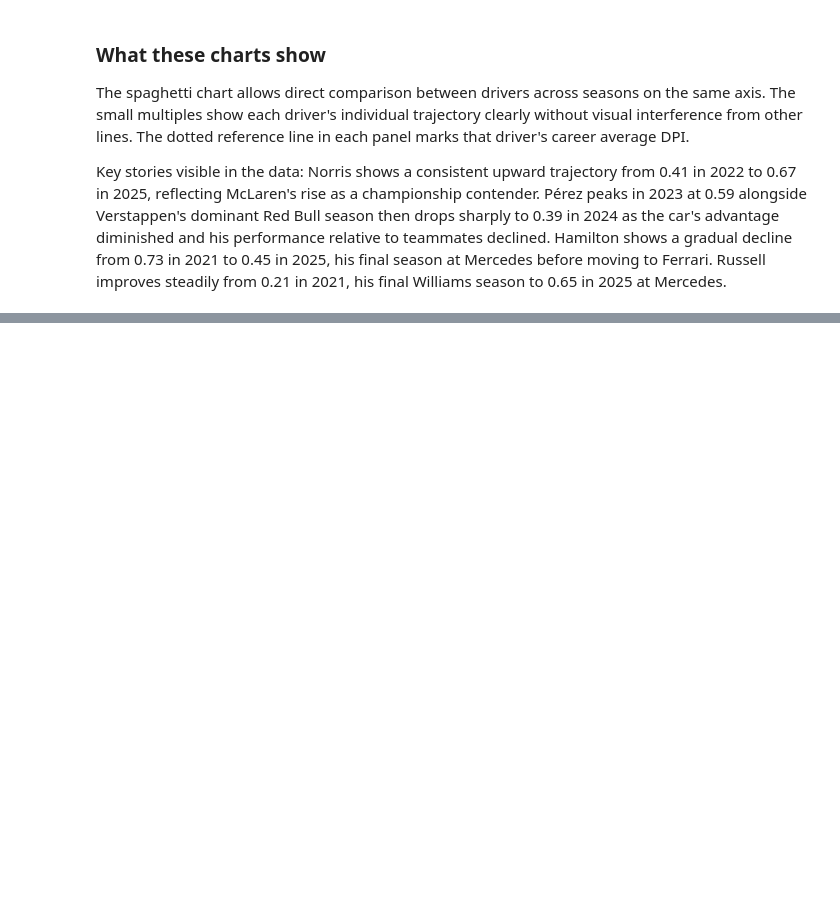
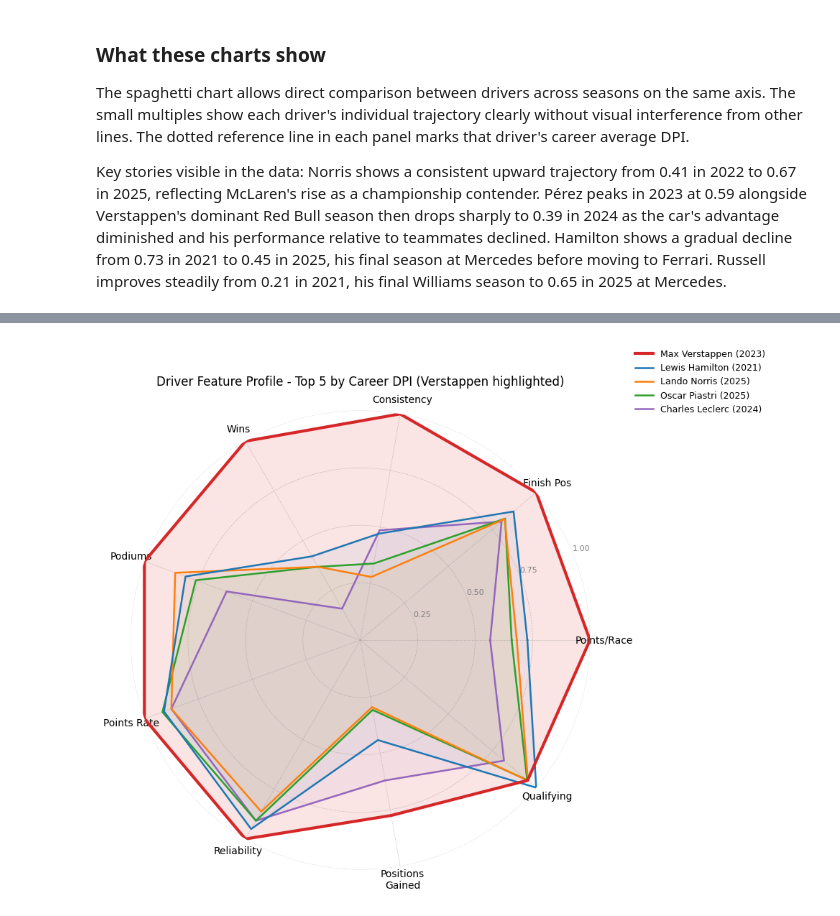
Before and after one commit to RichyJames/F1_RIchy_Odiase_Index, a Jupyter notebook: Notebooks/visualisation.ipynb, the cells around one changed output, grey strips where cells are left out. Cells and saved outputs as stored; diff of their text form; code cells hidden in the pictures; blank space fills up the shorter version.

Commit message:
add radar chart showing feature profiles for top 5 drivers by career DPI

```diff
--- a/Notebooks/visualisation.ipynb
+++ b/Notebooks/visualisation.ipynb
@@ -225,0 +228,81 @@ his performance relative to teammates declined. Hamilton shows a gradual decline
+# %%
+top5_drivers = (
+    dpi_df.groupby('driver_name')['DPI'].mean()
+    .sort_values(ascending=False)
+    .head(5).index.tolist()
+)
+
+index_features = [
+    'points_per_race', 'avg_finish_position', 'finish_position_std',
+    'wins', 'podiums', 'points_finish_rate',
+    'dnf_rate', 'avg_positions_gained', 'avg_quali_position'
+]
+
+feature_labels = [
+    'Points/Race', 'Finish Pos', 'Consistency',
+    'Wins', 'Podiums', 'Points Rate',
+    'Reliability', 'Positions\nGained', 'Qualifying'
+]
+
+best_seasons = (
+    dpi_df[dpi_df['driver_name'].isin(top5_drivers)]
+    .sort_values('DPI', ascending=False)
+    .groupby('driver_name')
+    .first()
+    .reset_index()
+)
+
+best_seasons['order'] = best_seasons['driver_name'].map(
+    {name: i for i, name in enumerate(top5_drivers)}
+)
+best_seasons = best_seasons.sort_values('order')
+
+colours    = ['#d62728','#1f77b4','#ff7f0e','#2ca02c','#9467bd']
+linewidths = [3, 1.8, 1.8, 1.8, 1.8]
+alphas     = [0.12, 0.05, 0.05, 0.05, 0.05]
+
+N      = len(index_features)
+angles = [n / float(N) * 2 * np.pi for n in range(N)]
+angles += angles[:1]
+
+fig, ax = plt.subplots(figsize=(10, 10),
+                       subplot_kw=dict(polar=True))
+
+for i, (_, row) in enumerate(best_seasons.iterrows()):
+    values  = row[index_features].values.tolist()
+    values += values[:1]
+
+    ax.plot(angles, values,
+            linewidth=linewidths[i],
+            color=colours[i],
+            label=f"{row['driver_name']} ({int(row['season'])})",
+            zorder=5 - i)
+    ax.fill(angles, values,
+            alpha=alphas[i],
+            color=colours[i])
+
+ax.set_xticks(angles[:-1])
+ax.set_xticklabels(feature_labels, size=10)
+ax.set_ylim(0, 1)
+ax.set_yticks([0.25, 0.5, 0.75, 1.0])
+ax.set_yticklabels(['0.25', '0.50', '0.75', '1.00'],
+                   size=8, color='grey')
+ax.grid(color='grey', linestyle='--',
+        linewidth=0.5, alpha=0.4)
+ax.spines['polar'].set_visible(False)
+
+ax.set_title(
+    'Driver Feature Profile - Top 5 by Career DPI (Verstappen highlighted)',
+    size=12, pad=25
+)
+ax.legend(loc='upper right',
+          bbox_to_anchor=(1.4, 1.15),
+          fontsize=9, frameon=False)
+
+plt.tight_layout()
+plt.savefig(OUTPUT_DIR / 'radar_top5_drivers.png',
+            dpi=200, bbox_inches='tight')
+plt.show()
+plt.show()
+# %% [output]
+[figure, added]
```
Also changed, not shown: parts of 1 cell of this notebook.
